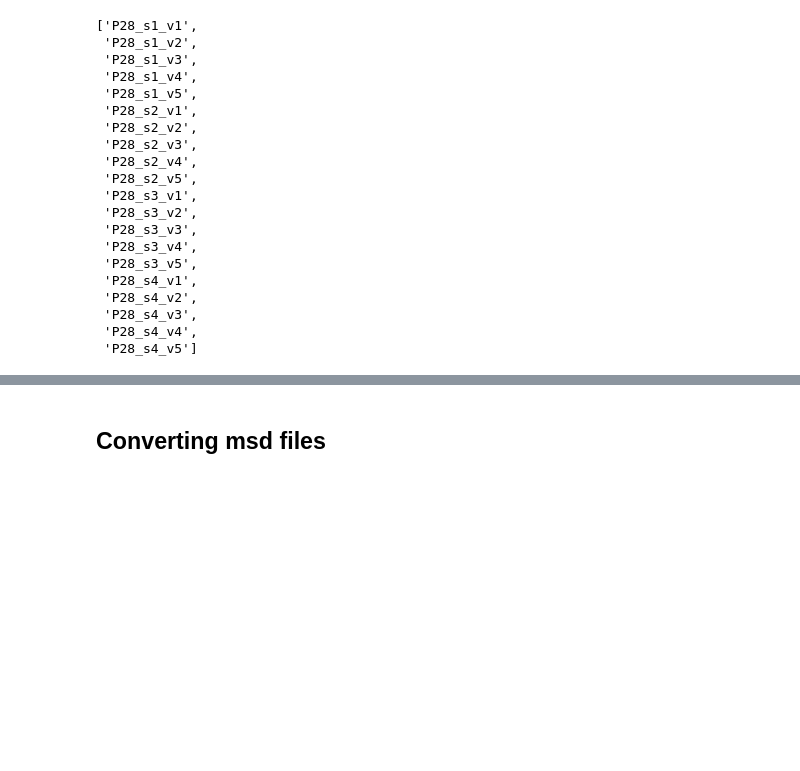
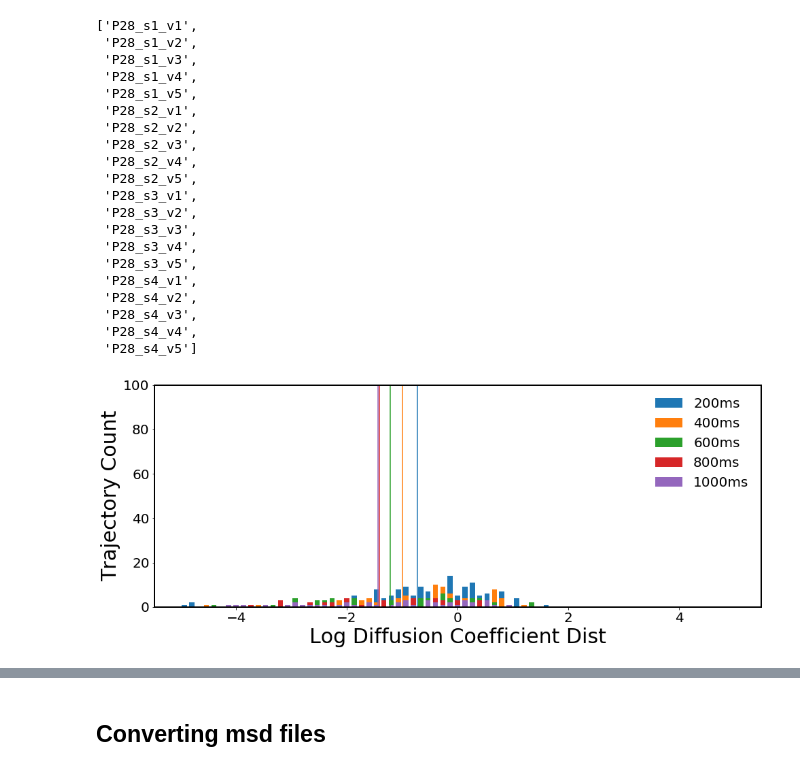
Before and after one commit to mimc7580/diff_classifier, a Jupyter notebook: notebooks/development/03_05_19_MPT_age_dependence_P28.ipynb, the cells around one changed output, grey strips where cells are left out. Cells and saved outputs as stored; diff of their text form; code cells hidden in the pictures; blank space fills up the shorter version.

```diff
--- a/notebooks/development/03_05_19_MPT_age_dependence_P28.ipynb
+++ b/notebooks/development/03_05_19_MPT_age_dependence_P28.ipynb
@@ -283,3 +264,8 @@ to_track
+# %%
+prefix = to_track[0]
+hm.plot_histogram(prefix, umppx = 0.07, upload = False, remote_folder=remote_folder, bucket=bucket)
+# %% [output]
+[figure, added]
 # %%
 for vids in to_track:
     prefix = vids
```
Also changed, not shown: parts of 5 cells of this notebook, 8 other files.
